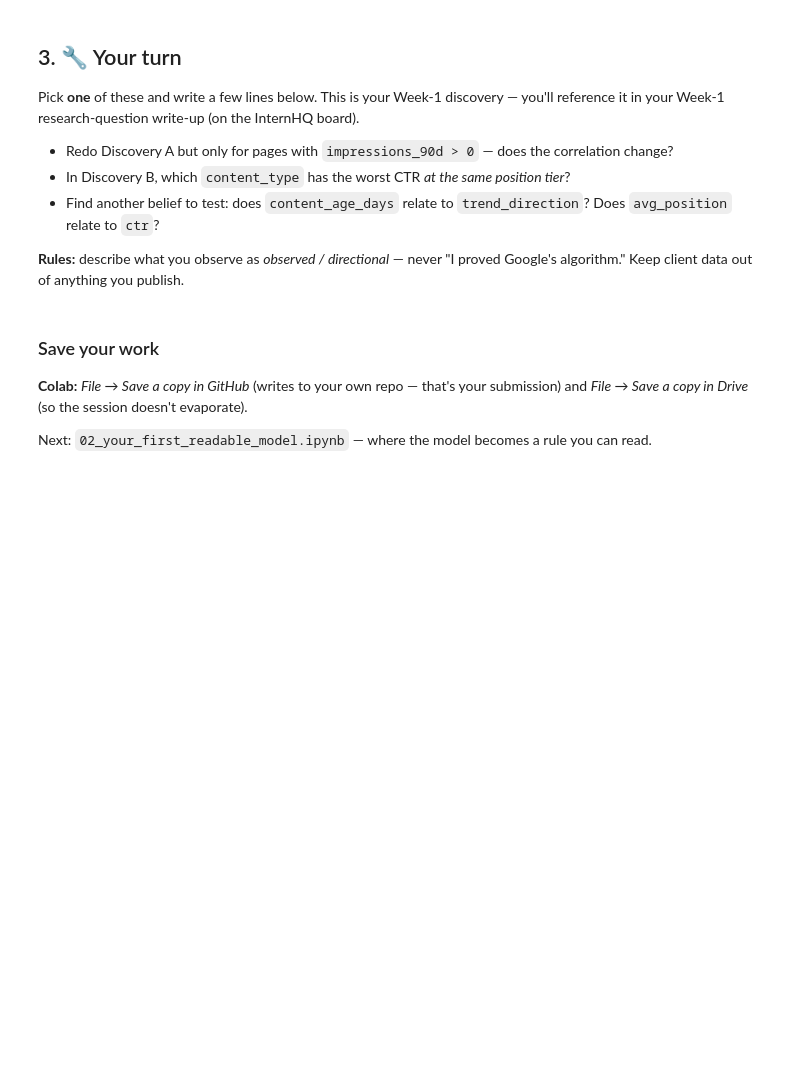
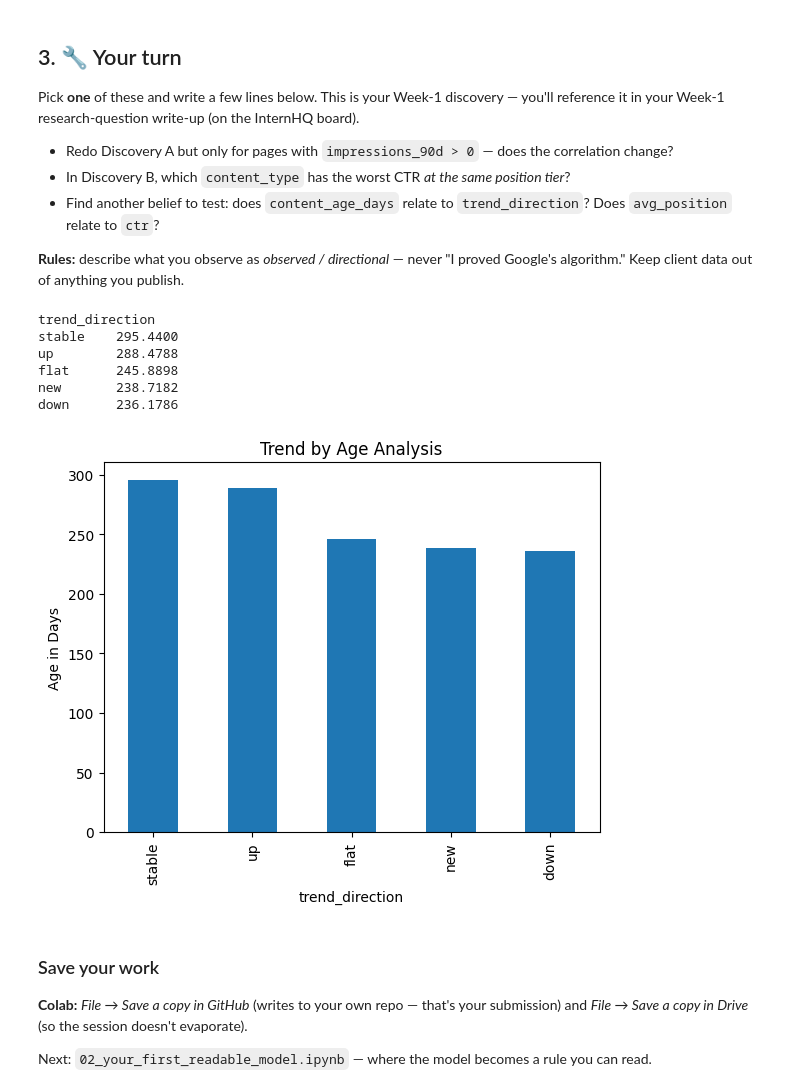
Before and after one commit to HassanNawaz14/FlyRank-ML-Internship, a Jupyter notebook: notebooks/01_first_look_and_discovery.ipynb, the cells around one changed output. Cells and saved outputs as stored; diff of their text form; code cells hidden in the pictures; blank space fills up the shorter version.

```diff
--- a/notebooks/01_first_look_and_discovery.ipynb
+++ b/notebooks/01_first_look_and_discovery.ipynb
@@ -99,6 +153,22 @@ Pick **one** of these and write a few lines below. This is your Week-1 discovery
 **Rules:** describe what you observe as *observed / directional* — never "I proved Google's algorithm." Keep client data out of anything you publish.
 # %%
 # Your discovery here
+# Your discovery here
+# df
+# df['trend_direction'].unique()
+
+
+trend_by_age = df.groupby("trend_direction")["content_age_days"].mean().sort_values(ascending=False)
+print(trend_by_age.round(4).to_string())
+trend_by_age.plot(kind="bar", title="Trend by Age Analysis", ylabel="Age in Days");
+# %% [output]
+trend_direction
+stable    295.4400
+up        288.4788
+flat      245.8898
+new       238.7182
+down      236.1786
+[figure, added]
 # %% [markdown]
 ### Save your work
 **Colab:** *File → Save a copy in GitHub* (writes to your own repo — that's your submission) and *File → Save a copy in Drive* (so the session doesn't evaporate).
```
Also changed, not shown: parts of 7 cells of this notebook.
